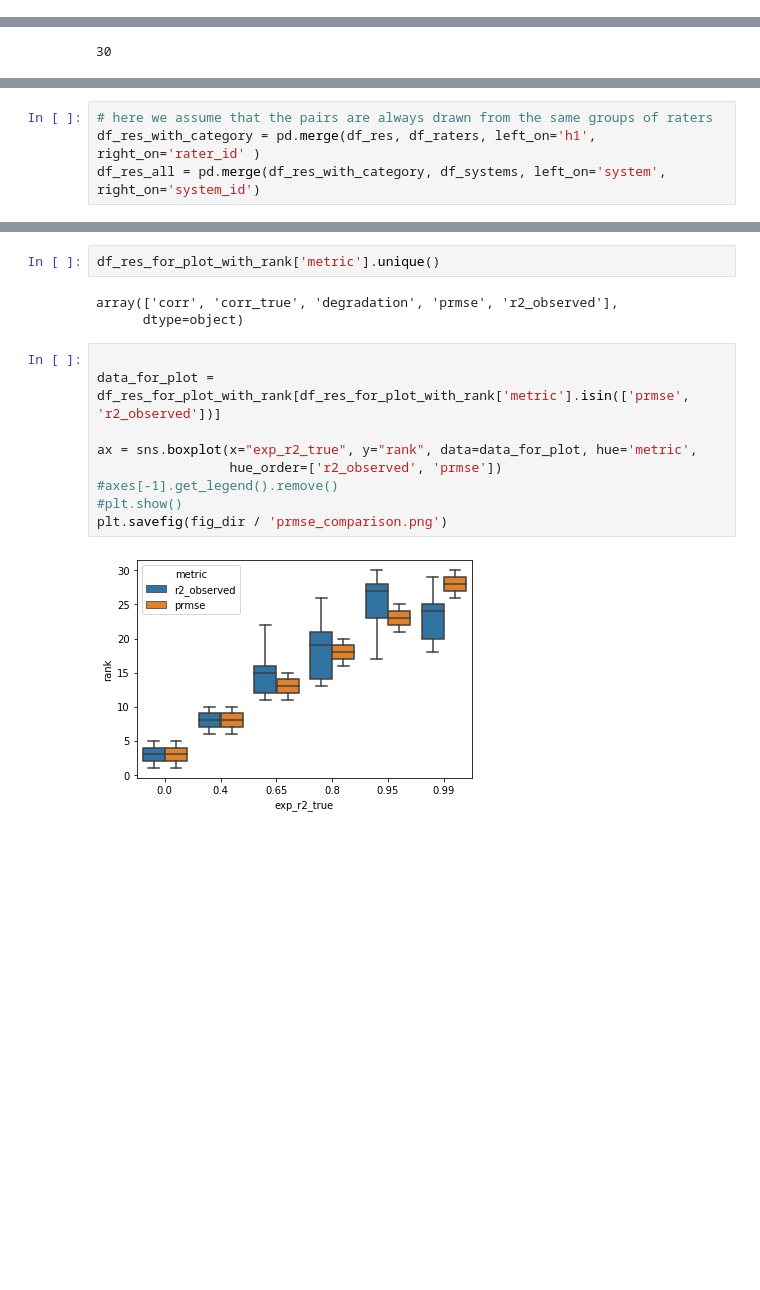
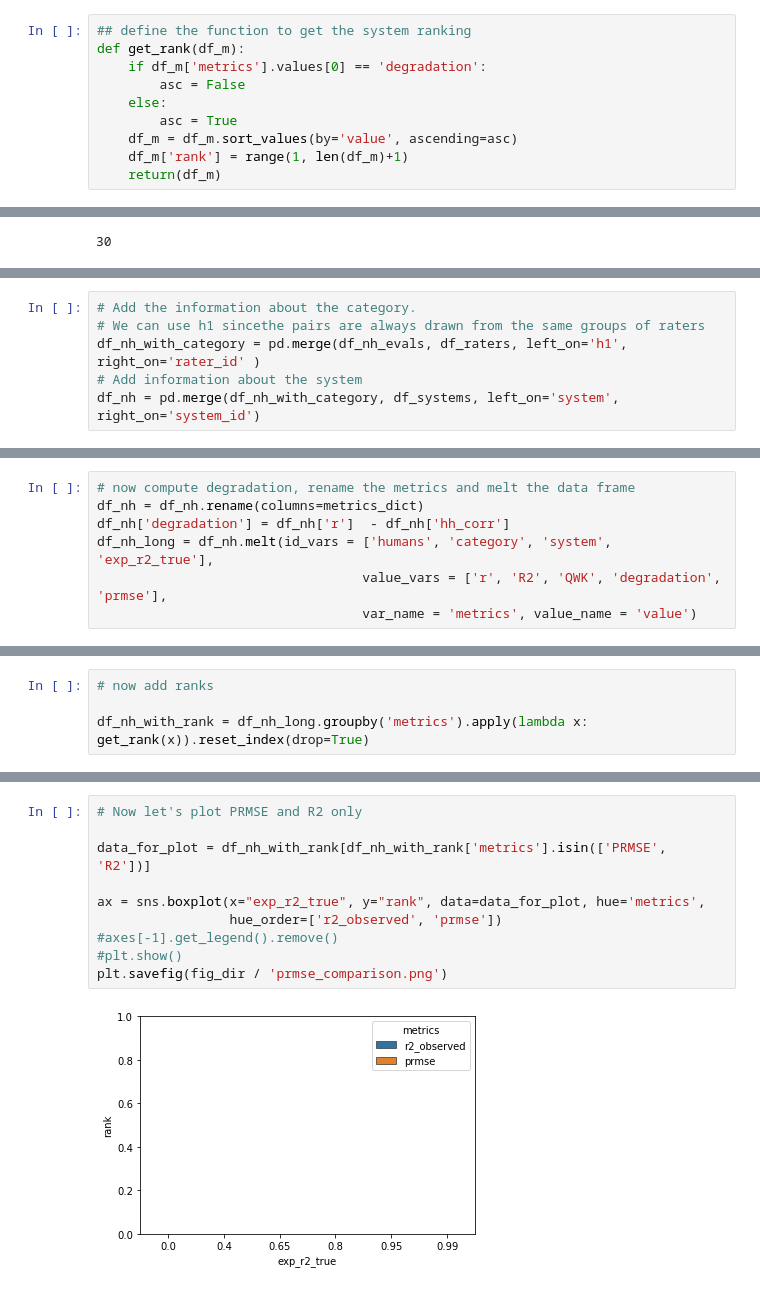
Before and after one commit to EducationalTestingService/prmse-simulations, a Jupyter notebook: notebooks/EXP_NA2H.ipynb, the cells around one changed output, grey strips where cells are left out. Drawn from its saved outputs; the diff is of its cells as text; blank space fills up the shorter version.

```diff
--- a/notebooks/EXP_NA2H.ipynb
+++ b/notebooks/EXP_NA2H.ipynb
@@ -96,0 +72,10 @@ sns.lmplot(x='r2_true', y='prmse_true', data=df_r2, fit_reg=False)
+# %%
+## define the function to get the system ranking
+def get_rank(df_m):
+    if df_m['metrics'].values[0] == 'degradation':
+        asc = False
+    else:
+        asc = True
+    df_m = df_m.sort_values(by='value', ascending=asc)
+    df_m['rank'] = range(1, len(df_m)+1)
+    return(df_m)
@@ -191,4 +134,6 @@ df_res = pd.concat(out)
 # %%
-# here we assume that the pairs are always drawn from the same groups of raters
-df_res_with_category = pd.merge(df_res, df_raters, left_on='h1', right_on='rater_id' )
-df_res_all = pd.merge(df_res_with_category, df_systems, left_on='system', right_on='system_id')
+# Add the information about the category.
+# We can use h1 sincethe pairs are always drawn from the same groups of raters
+df_nh_with_category = pd.merge(df_nh_evals, df_raters, left_on='h1', right_on='rater_id' )
+# Add information about the system
+df_nh = pd.merge(df_nh_with_category, df_systems, left_on='system', right_on='system_id')
@@ -246 +158,8 @@ df_res_long = df_res_all.melt(id_vars = ['humans', 'corr_human', 'category', 'sy
+# %%
+# now compute degradation, rename the metrics and melt the data frame
+df_nh = df_nh.rename(columns=metrics_dict)
+df_nh['degradation'] = df_nh['r']  - df_nh['hh_corr']
+df_nh_long = df_nh.melt(id_vars = ['humans', 'category', 'system', 'exp_r2_true'],
+                                  value_vars = ['r', 'R2', 'QWK', 'degradation', 'prmse'],
+                                  var_name = 'metrics', value_name = 'value')
 # %%
@@ -261,0 +171,4 @@ df_res_for_plot['Rater agreement'] = 'Mixed categories'
+# %%
+# now add ranks
+
+df_nh_with_rank = df_nh_long.groupby('metrics').apply(lambda x: get_rank(x)).reset_index(drop=True)
@@ -314,16 +202,12 @@ r2_observed 30
-# %%
-df_res_for_plot_with_rank['metric'].unique()
-# %% [output]
-array(['corr', 'corr_true', 'degradation', 'prmse', 'r2_observed'],
-      dtype=object)
 # %%
+# Now let's plot PRMSE and R2 only
 
-data_for_plot = df_res_for_plot_with_rank[df_res_for_plot_with_rank['metric'].isin(['prmse', 'r2_observed'])]
+data_for_plot = df_nh_with_rank[df_nh_with_rank['metrics'].isin(['PRMSE', 'R2'])]
 
-ax = sns.boxplot(x="exp_r2_true", y="rank", data=data_for_plot, hue='metric',
+ax = sns.boxplot(x="exp_r2_true", y="rank", data=data_for_plot, hue='metrics',
                  hue_order=['r2_observed', 'prmse'])
 #axes[-1].get_legend().remove()
 #plt.show()
 plt.savefig(fig_dir / 'prmse_comparison.png')
 # %% [output]
-[figure, old version]
+[figure, new version]
```
Also changed, not shown: parts of 37 cells of this notebook, 3 other files.
